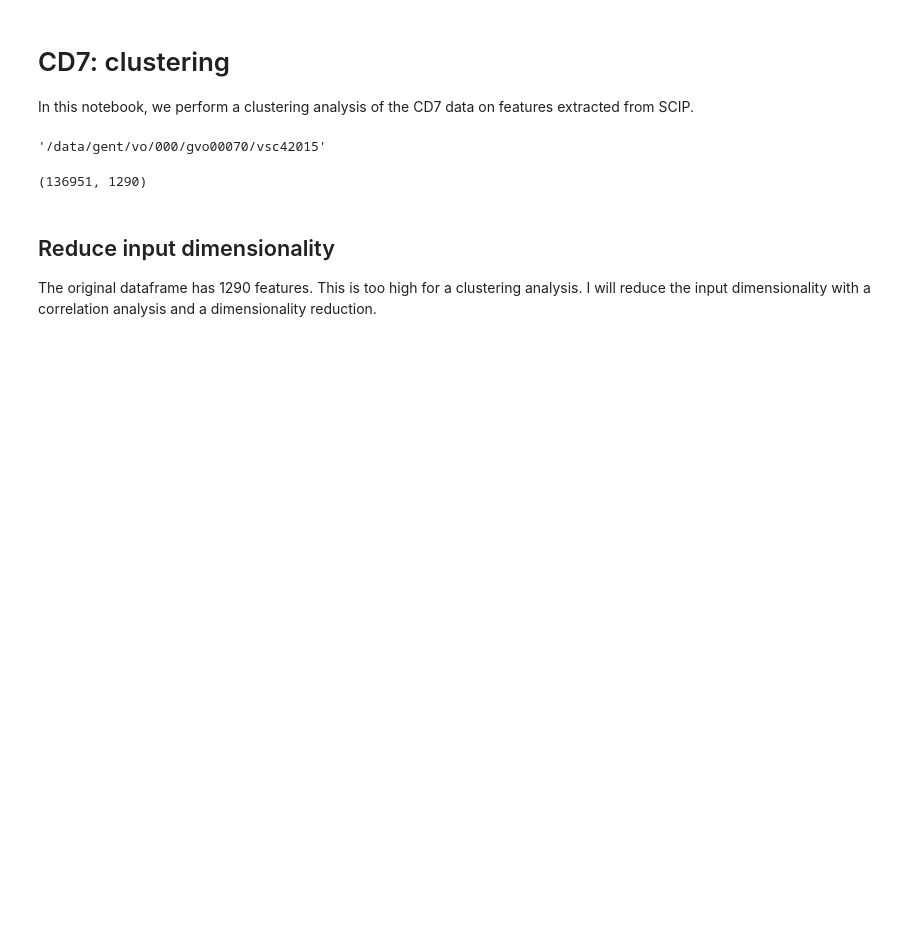
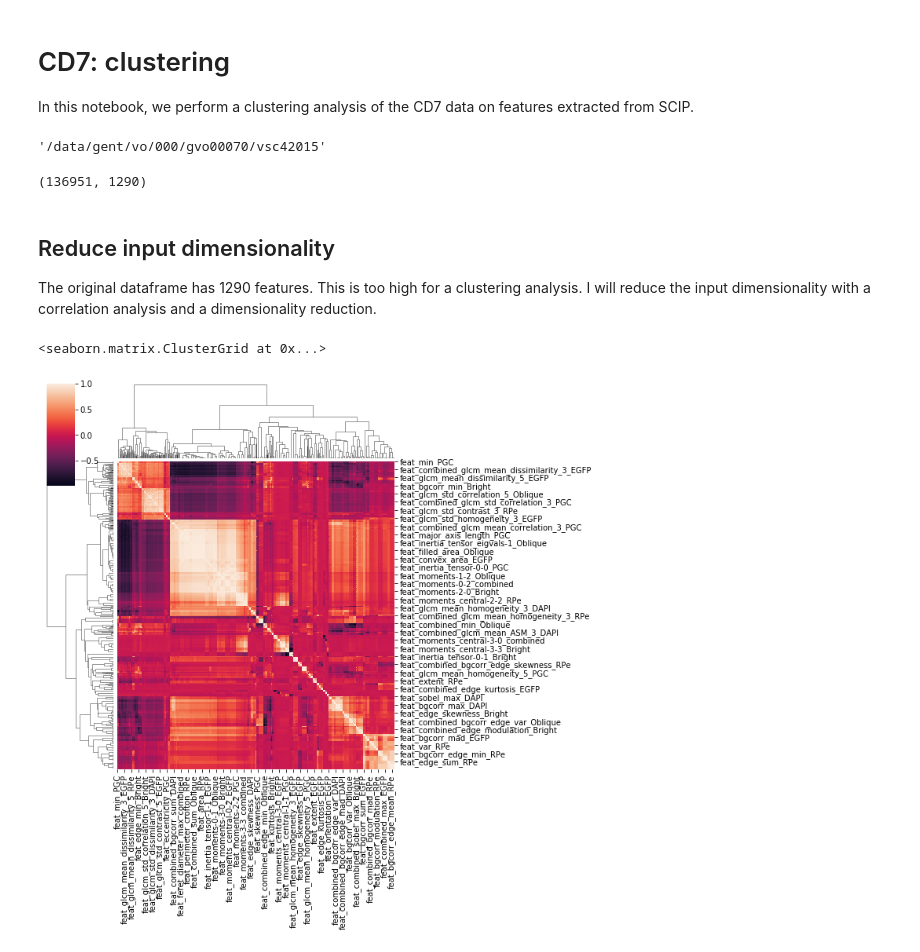
Before and after one commit to harel-coffee/SCIP-use-case-workflows-auto, a Jupyter notebook: notebooks/downstream_analysis/cd7_clustering.ipynb, the cells around one changed output. Cells and saved outputs as stored; diff of their text form; code cells hidden in the pictures; blank space fills up the shorter version.

Commit message:
Add CD7 clustering

```diff
--- a/notebooks/downstream_analysis/cd7_clustering.ipynb
+++ b/notebooks/downstream_analysis/cd7_clustering.ipynb
@@ -11,7 +13,7 @@ os.environ["VSC_DATA_VO_USER"]
 # %% [output]
 '/data/gent/vo/000/gvo00070/vsc42015'
 # %%
-df = pq.read_table("/data/gent/vo/000/gvo00070/vsc42015/datasets/CD7/results/scip/202112151458/features.parquet")
+df = pq.read_table("/data/gent/vo/000/gvo00070/vsc42015/datasets/CD7/results/scip/202112151458/features.parquet").to_pandas()
 # %%
 df.shape
 # %% [output]
@@ -20,4 +22,14 @@ df.shape
 ## Reduce input dimensionality
 
 The original dataframe has 1290 features. This is too high for a clustering analysis. I will reduce the input dimensionality with a correlation analysis and a dimensionality reduction.
+# %%
+var = VarianceThreshold(threshold=0.001).fit(df.filter(regex="feat"))
+cols = df.filter(regex="feat").columns[var.get_support()]
+# %%
+corr = df[cols].sample(n=10000).corr()
+# %%
+seaborn.clustermap(corr)
+# %% [output]
+<seaborn.matrix.ClusterGrid at 0x...>
+[figure, added]
 # %%
```
Also changed, not shown: parts of 9 cells of this notebook.
